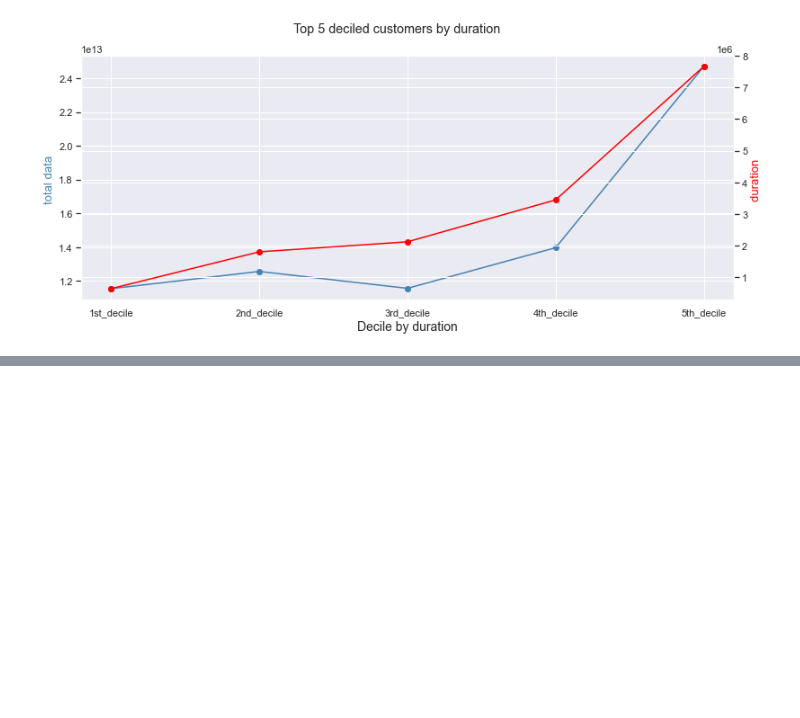
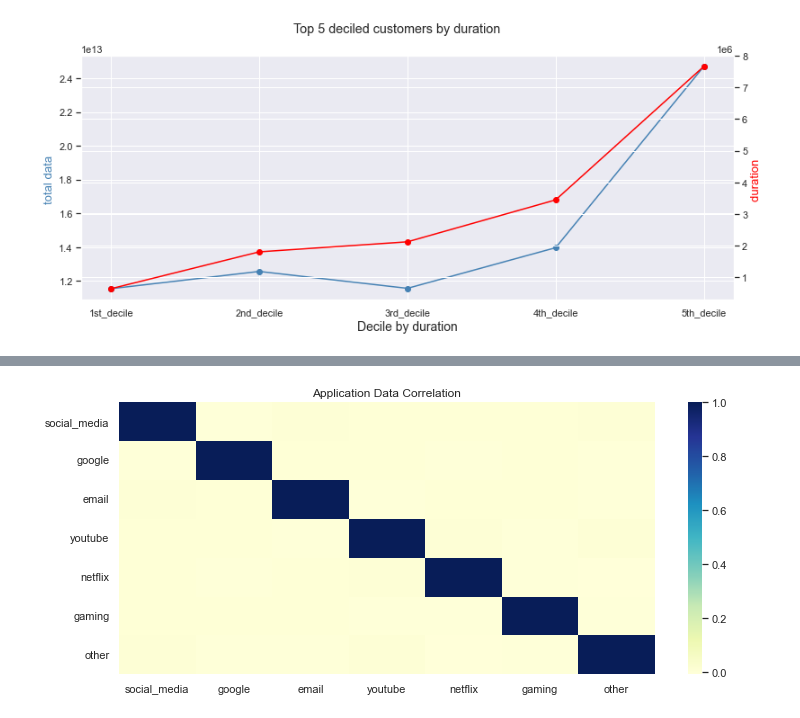
Before and after one commit to Nathnael12/Telecom_data_analysis, a Jupyter notebook: notebooks/data_exploration.ipynb, the cells around one changed output, grey strips where cells are left out. Cells and saved outputs as stored; diff of their text form; code cells hidden in the pictures; blank space fills up the shorter version.

```diff
--- a/notebooks/data_exploration.ipynb
+++ b/notebooks/data_exploration.ipynb
@@ -654,0 +666,6 @@ Text(0, 0.5, 'duration ')
+# %%
+total_data = explore_feature_df[['social_media', 'google', 'email', 'youtube', 'netflix',
+                                 'gaming',  'other']]
+# %%
+data_correlation = total_data.corr()
+data_correlation
@@ -654,0 +681,7 @@ Text(0, 0.5, 'duration ')
+# %%
+plt.figure(figsize=(12,5))
+sns.heatmap(data_correlation,cmap="YlGnBu")
+plt.title("Application Data Correlation")
+plt.show()
+# %% [output]
+[figure, added]
```
Also changed, not shown: parts of 7 cells of this notebook.
